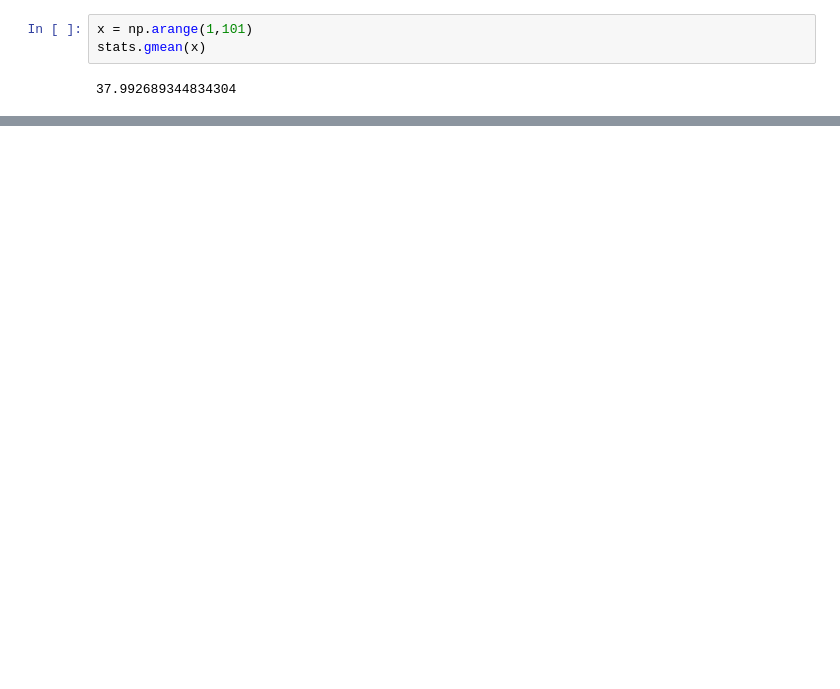
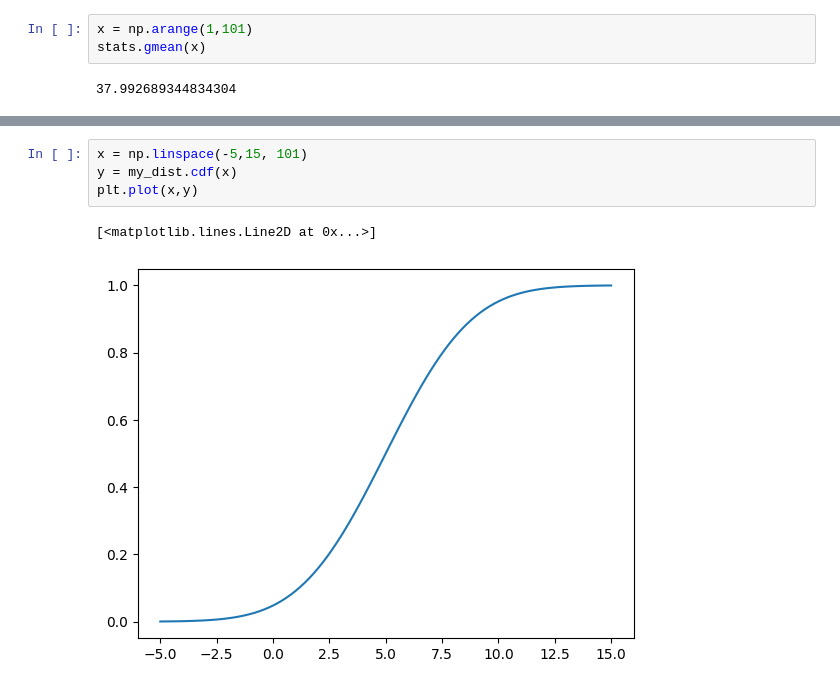
Before and after one commit to redmoon02/Economic_major_freshman, a Jupyter notebook: statistics/basic_statistical_concepts.ipynb, the cells around one changed output, grey strips where cells are left out. Cells and saved outputs as stored; diff of their text form; blank space fills up the shorter version.

```diff
--- a/statistics/basic_statistical_concepts.ipynb
+++ b/statistics/basic_statistical_concepts.ipynb
@@ -128,0 +219,7 @@ stats.gmean(x)
+# %%
+x = np.linspace(-5,15, 101)
+y = my_dist.cdf(x)
+plt.plot(x,y)
+# %% [output]
+[<matplotlib.lines.Line2D at 0x...>]
+[figure, added]
```
Also changed, not shown: parts of 16 cells of this notebook.
